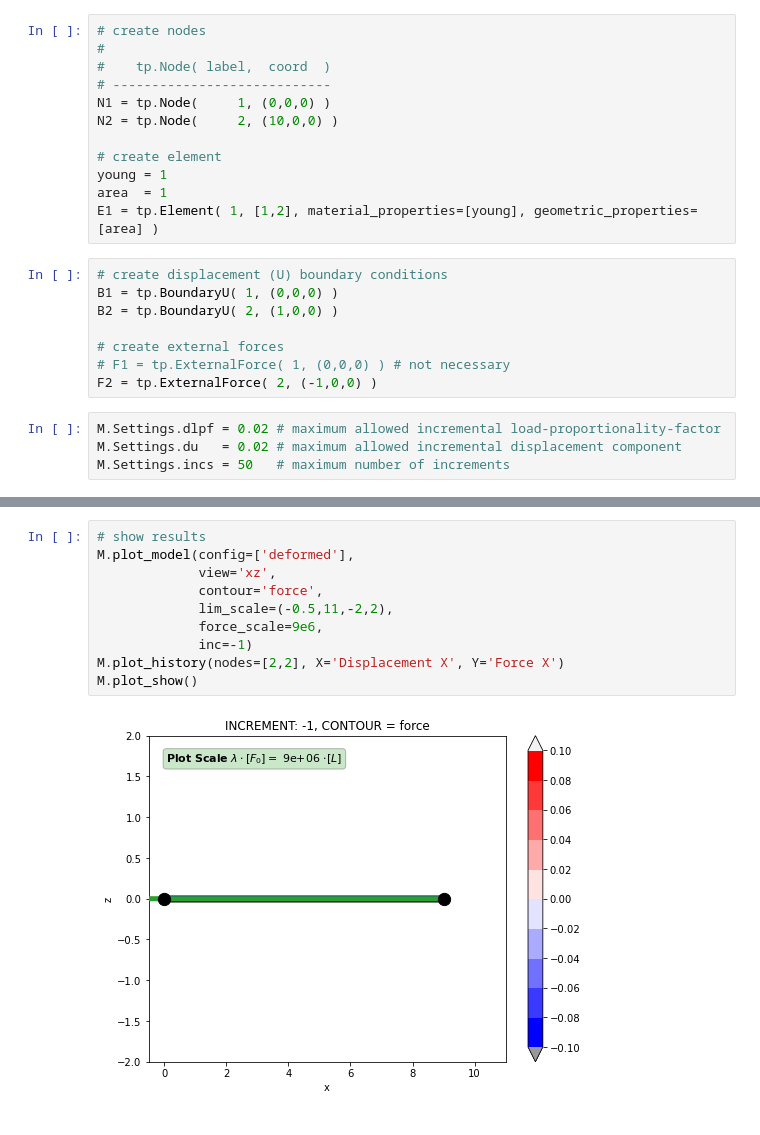
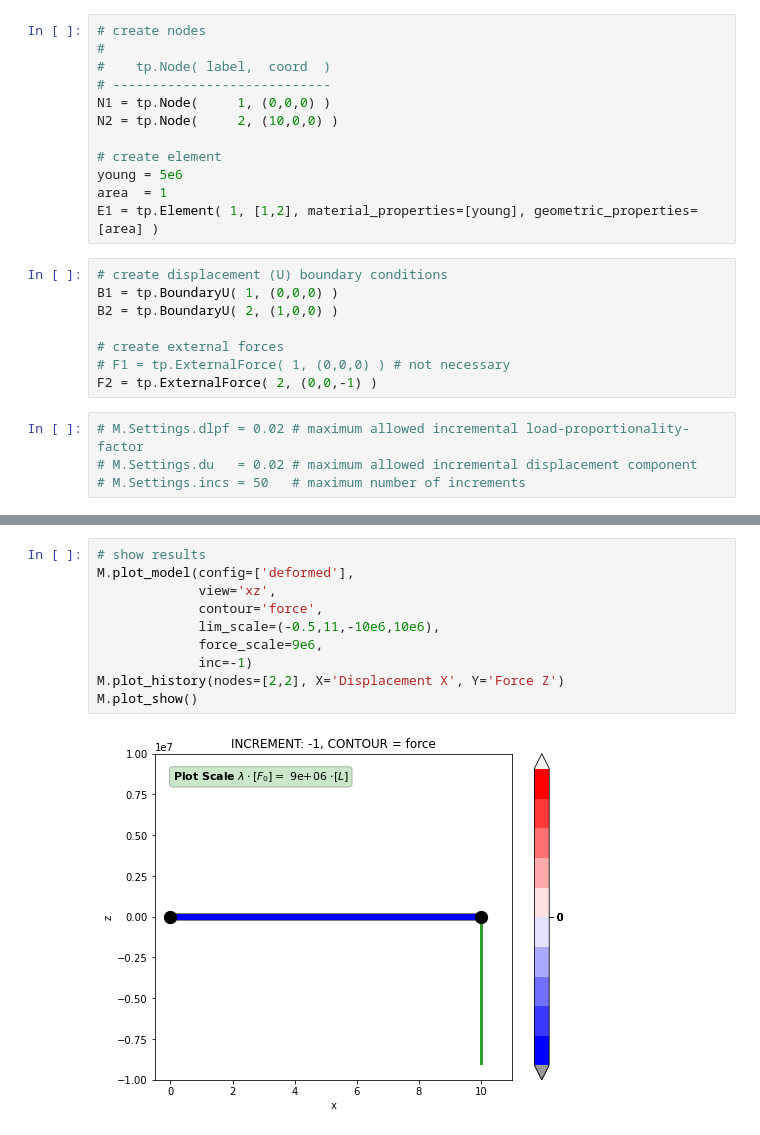
Before and after one commit to mgatlin3-gtri/AlgebraicDynamics.jl, a Jupyter notebook: notebooks/TrussPy_BeamDeflectionValidation.ipynb, the cells around one changed output, grey strips where cells are left out. Saved outputs shown, nothing was run; the diff lists cells and outputs as text.

```diff
--- a/notebooks/TrussPy_BeamDeflectionValidation.ipynb
+++ b/notebooks/TrussPy_BeamDeflectionValidation.ipynb
@@ -33,7 +33,7 @@ N1 = tp.Node(     1, (0,0,0) )
 N2 = tp.Node(     2, (10,0,0) )
 
 # create element
-young = 1
+young = 5e6
 area  = 1
 E1 = tp.Element( 1, [1,2], material_properties=[young], geometric_properties=[area] )
 # %%
@@ -43,11 +43,11 @@ B2 = tp.BoundaryU( 2, (1,0,0) )
 
 # create external forces
 # F1 = tp.ExternalForce( 1, (0,0,0) ) # not necessary
-F2 = tp.ExternalForce( 2, (-1,0,0) )
+F2 = tp.ExternalForce( 2, (0,0,-1) )
 # %%
-M.Settings.dlpf = 0.02 # maximum allowed incremental load-proportionality-factor
-M.Settings.du   = 0.02 # maximum allowed incremental displacement component
-M.Settings.incs = 50   # maximum number of increments
+# M.Settings.dlpf = 0.02 # maximum allowed incremental load-proportionality-factor
+# M.Settings.du   = 0.02 # maximum allowed incremental displacement component
+# M.Settings.incs = 50   # maximum number of increments
 # %%
 # add items to the model
 M.Nodes.add_nodes([N1,N2])
@@ -79,12 +79,12 @@ M.run()
 # %%
 # show results
 M.plot_model(config=['deformed'],
              view='xz',
              contour='force',
-             lim_scale=(-0.5,11,-2,2),
+             lim_scale=(-0.5,11,-10e6,10e6),
              force_scale=9e6,
              inc=-1)
-M.plot_history(nodes=[2,2], X='Displacement X', Y='Force X')
+M.plot_history(nodes=[2,2], X='Displacement X', Y='Force Z')
 M.plot_show()
 # %% [output]
-[figure, old version]
+[figure, new version]
```
Also changed, not shown: parts of 3 cells of this notebook, 1 other file.
